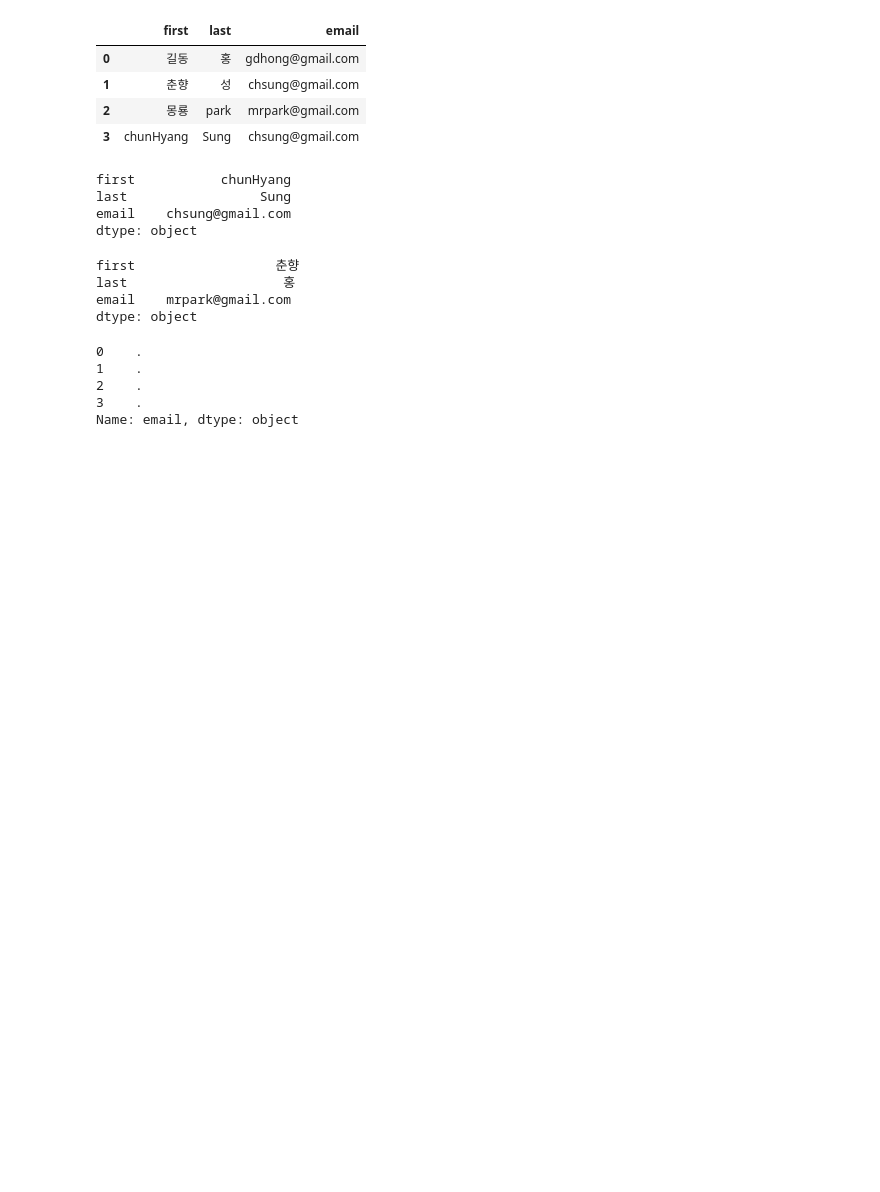
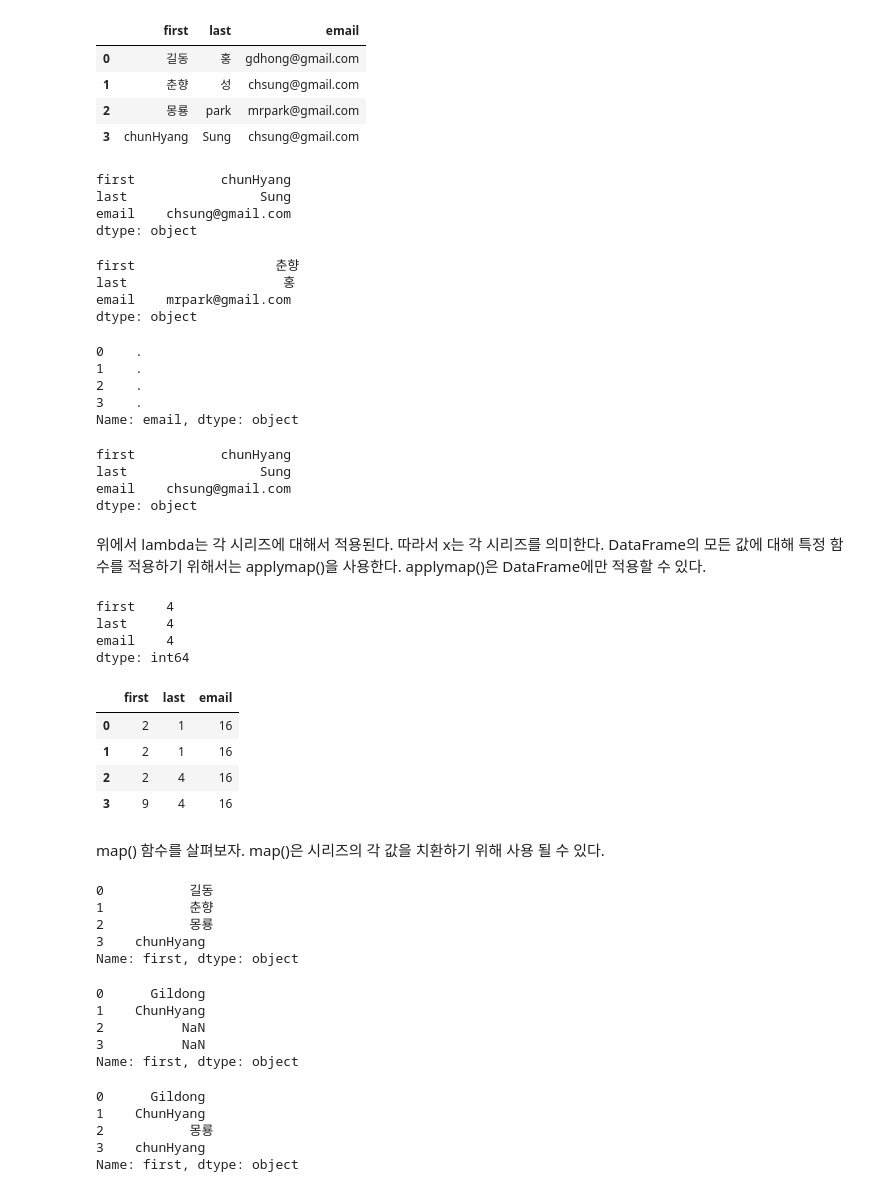
Before and after one commit to LeastKIds/jupyter_notebook, a Jupyter notebook: pandas_update_rows_columns(0923).ipynb, the cells around one changed output. Drawn from its saved outputs; the diff is of its cells as text; code cells hidden in the pictures; blank space fills up the shorter version.

```diff
--- a/pandas_update_rows_columns(0923).ipynb
+++ b/pandas_update_rows_columns(0923).ipynb
@@ -347,3 +352,61 @@ df['email'].apply(min)
 2    .
 3    .
 Name: email, dtype: object
+# %%
+df.apply(lambda x:x.min())
+# %% [output]
+first           chunHyang
+last                 Sung
+email    chsung@gmail.com
+dtype: object
+# %% [markdown]
+위에서 lambda는 각 시리즈에 대해서 적용된다.
+따라서 x는 각 시리즈를 의미한다.
+DataFrame의 모든 값에 대해 특정 함수를 적용하기 위해서는 applymap()을 사용한다.
+applymap()은 DataFrame에만 적용할 수 있다.
+# %%
+df.apply(len)
+# %% [output]
+first    4
+last     4
+email    4
+dtype: int64
+# %%
+df.applymap(len)
+# %% [output]
+|  | first | last | email |
+| 0 | 2 | 1 | 16 |
+| 1 | 2 | 1 | 16 |
+| 2 | 2 | 4 | 16 |
+| 3 | 9 | 4 | 16 |
+# %% [markdown]
+map() 함수를 살펴보자.
+map()은 시리즈의 각 값을 치환하기 위해 사용 될 수 있다.
+# %%
+df['first']
+# %% [output]
+0           길동
+1           춘향
+2           몽룡
+3    chunHyang
+Name: first, dtype: object
+# %%
+df['first'].map({'길동' : 'Gildong', '춘향' : 'ChunHyang'})
+# 지정 되지 않은 것은 모두 NaN값으로 바뀜
+# 원본은 바뀌지 않음
+# %% [output]
+0      Gildong
+1    ChunHyang
+2          NaN
+3          NaN
+Name: first, dtype: object
+# %%
+df['first'].replace({'길동' : 'Gildong', '춘향' : 'ChunHyang'})
+# 매칭 되는 것만 바꿈
+# 원본은 바뀌지 않음
+# %% [output]
+0      Gildong
+1    ChunHyang
+2           몽룡
+3    chunHyang
+Name: first, dtype: object
```
Also changed, not shown: parts of 7 cells of this notebook.
